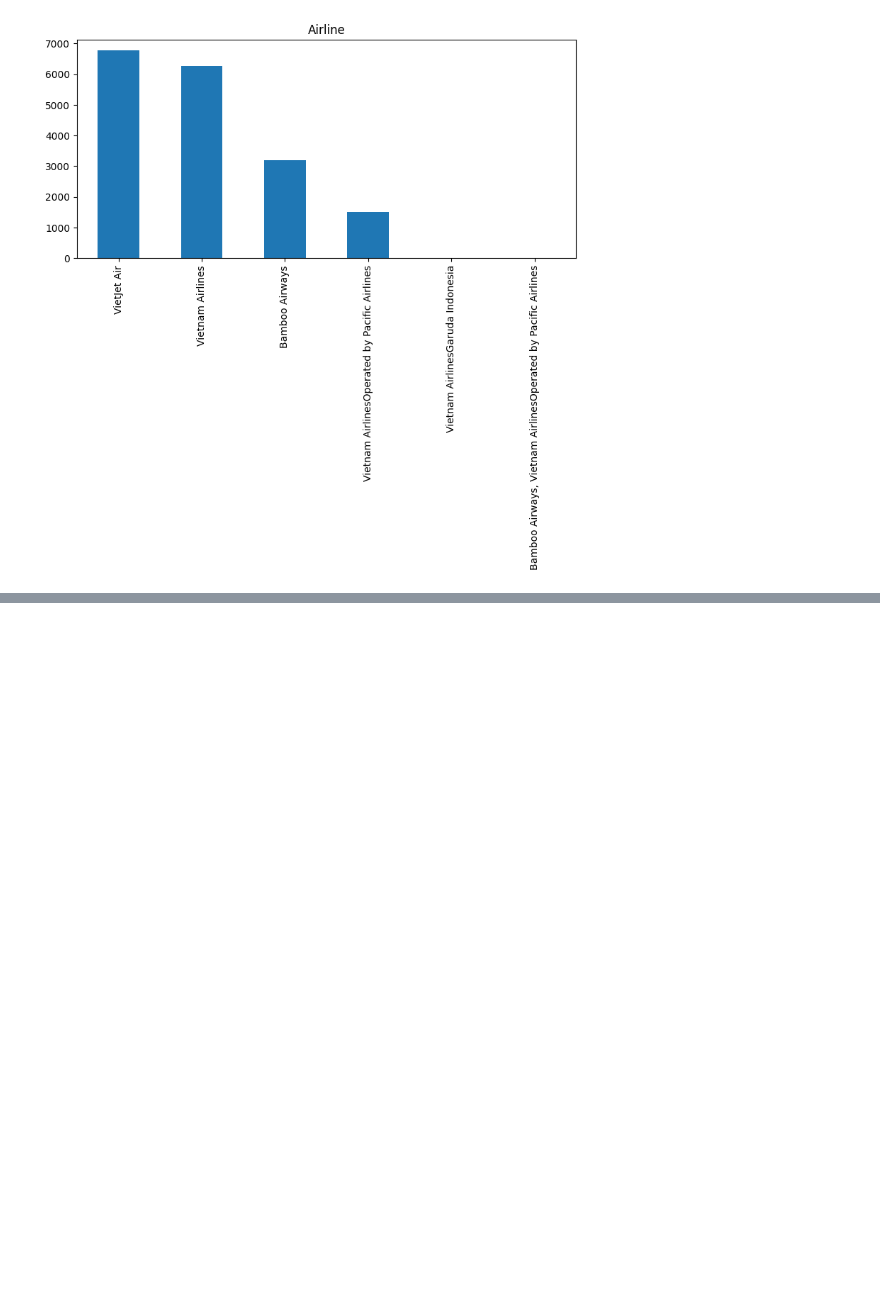
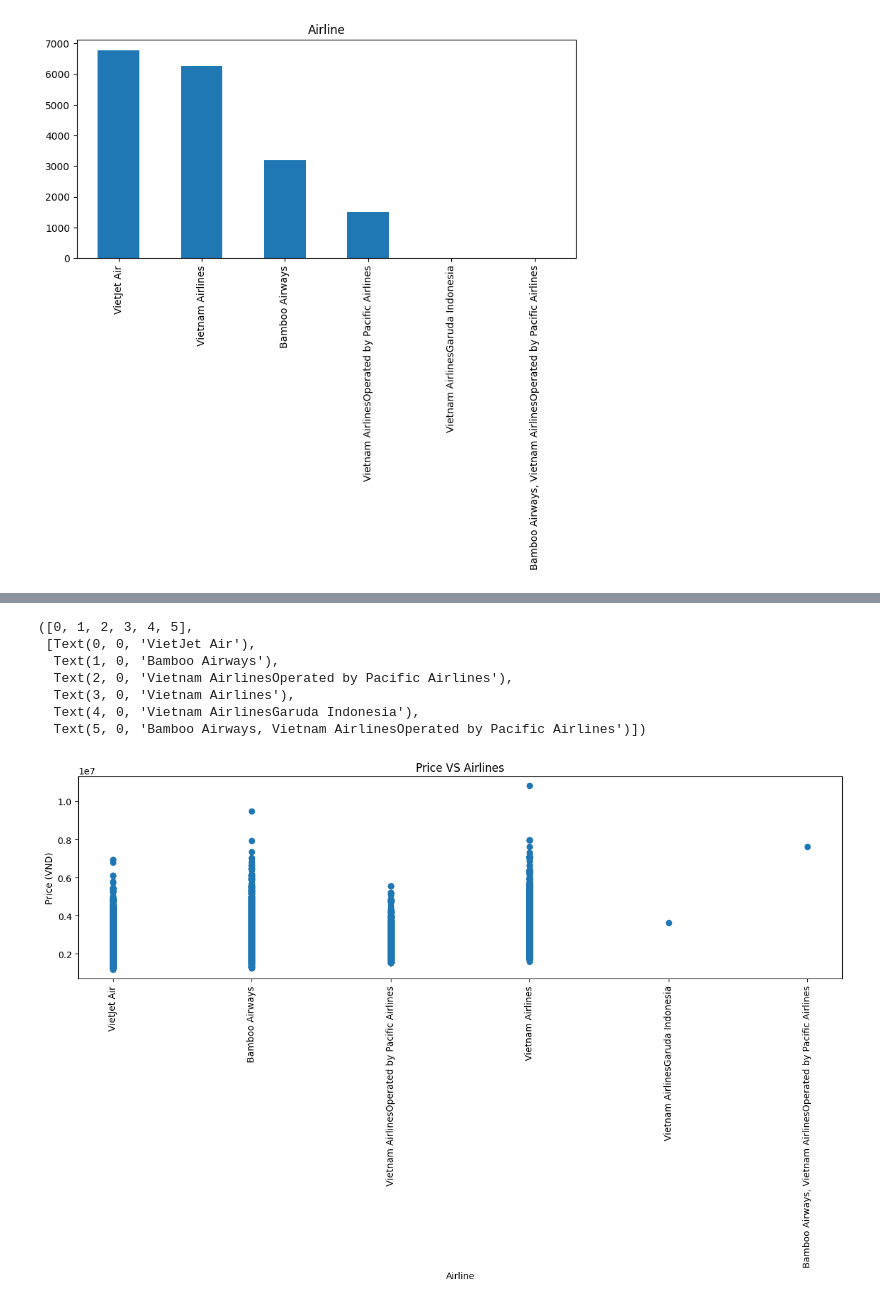
Before and after one commit to PhiHung160420/airline_data_analysis, a Jupyter notebook: model.ipynb, the cells around one changed output, grey strips where cells are left out. Saved outputs shown, nothing was run; the diff lists cells and outputs as text; code cells hidden in the pictures; blank space fills up the shorter version.

Commit message:
average fare statistics of each airline

```diff
--- a/model.ipynb
+++ b/model.ipynb
@@ -44,0 +56,18 @@ Text(0.5, 1.0, 'Airline')
+# %%
+plt.figure(figsize = (15,4))
+plt.title('Price VS Airlines')
+plt.scatter(df['Airline(s)'], df['Price (VND)'])
+plt.xticks
+plt.xlabel('Airline')
+plt.ylabel('Price (VND)')
+plt.xticks(rotation = 90)
+# sử dụng thư viện matplotlib để vẽ một biểu đồ scatter plot để so sánh giá vé (Price) giữa các hãng hàng không (Airline(s)) trong dữ liệu
+# %% [output]
+([0, 1, 2, 3, 4, 5],
+ [Text(0, 0, 'VietJet Air'),
+  Text(1, 0, 'Bamboo Airways'),
+  Text(2, 0, 'Vietnam AirlinesOperated by Pacific Airlines'),
+  Text(3, 0, 'Vietnam Airlines'),
+  Text(4, 0, 'Vietnam AirlinesGaruda Indonesia'),
+  Text(5, 0, 'Bamboo Airways, Vietnam AirlinesOperated by Pacific Airlines')])
+[figure, added]
```
Also changed, not shown: parts of 5 cells of this notebook.
